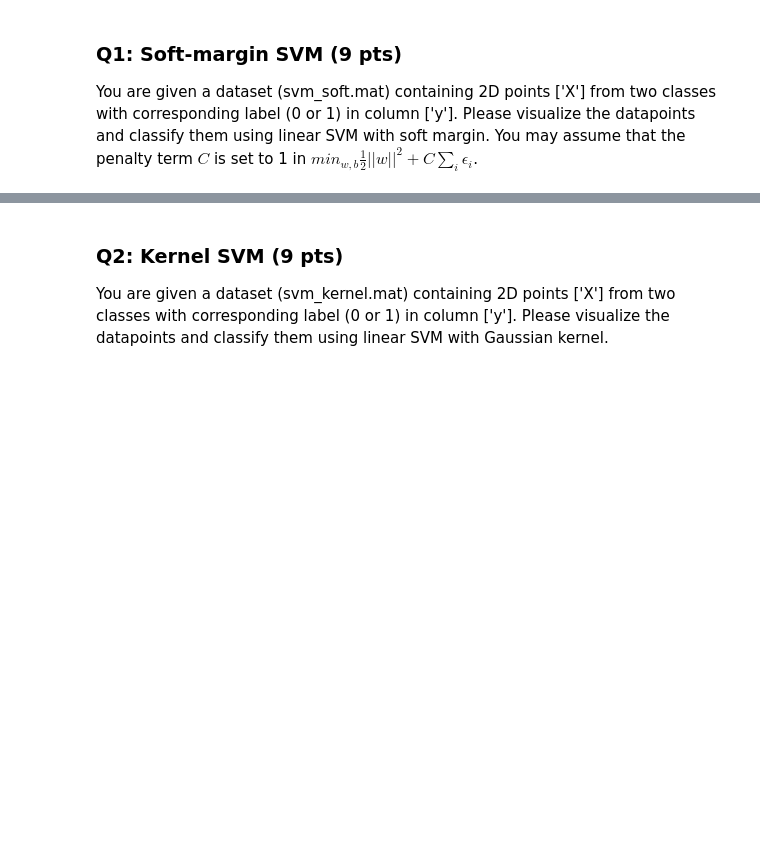
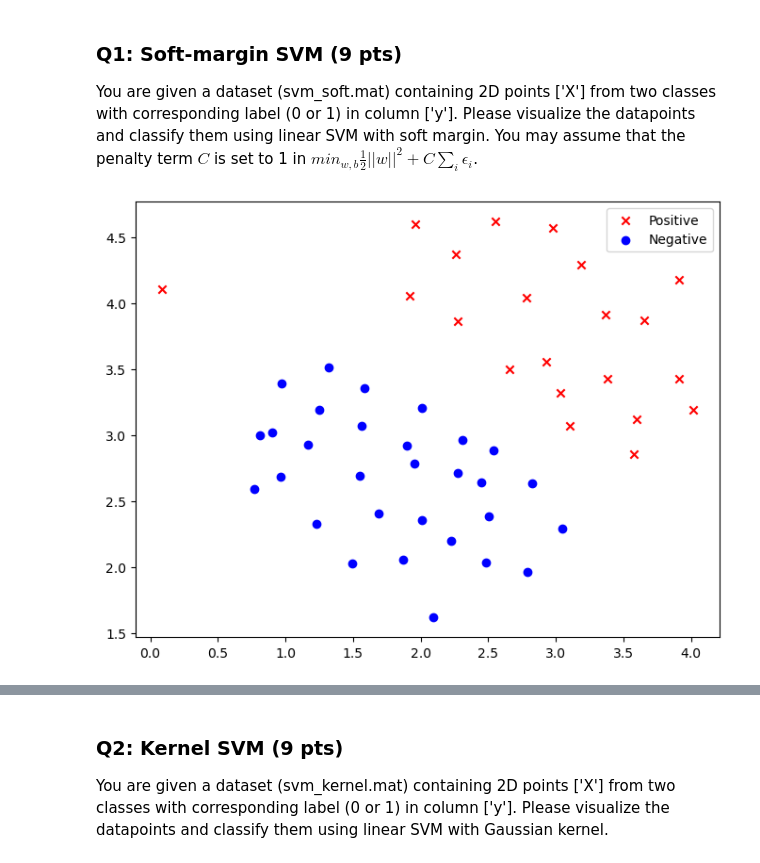
Before and after one commit to TosakaUCW/DS4023-ML, a Jupyter notebook: Assignment 3/src/ipynb/DS4023_assignment3.ipynb, the cells around one changed output, grey strips where cells are left out. Saved outputs shown, nothing was run; the diff lists cells and outputs as text; code cells hidden in the pictures; blank space fills up the shorter version.

```diff
--- a/Assignment 3/src/ipynb/DS4023_assignment3.ipynb
+++ b/Assignment 3/src/ipynb/DS4023_assignment3.ipynb
@@ -7,17 +7,52 @@ You are given a dataset (svm_soft.mat) containing 2D points ['X'] from two class
 # %%
 """
 Part 1: Visualize the datapoints. Your plot should look similar to the sample one.
 """
 
 import pandas as pd
 import matplotlib.pyplot as plt
 from scipy.io import loadmat
 
-# plot the data use scatter plot.
+
 def plot_svm_soft(boundary=False, svc=None):
-    # Your code here.
+    raw_data = loadmat('data/svm_soft.mat')
+
+    data = pd.DataFrame(raw_data['X'], columns=['X1', 'X2'])
+    data['y'] = raw_data['y']
+
+    pos = data['y'] == 1
+    neg = data['y'] == 0
+
+    plt.figure(figsize=(8, 6))
+    plt.scatter(data.loc[pos, 'X1'], data.loc[pos, 'X2'],
+                marker='x', color='red',   label='Positive')
+    plt.scatter(data.loc[neg, 'X1'], data.loc[neg, 'X2'],
+                marker='o', color='blue',  label='Negative')
+
+    if boundary:
+        X = data[['X1', 'X2']].values
+        y = data['y'].values
+
+        x_min, x_max = X[:, 0].min()-0.5, X[:, 0].max()+0.5
+        y_min, y_max = X[:, 1].min()-0.5, X[:, 1].max()+0.5
+        xx, yy = np.meshgrid(
+            np.linspace(x_min, x_max, 300),
+            np.linspace(y_min, y_max, 300)
+        )
+
+        Z = svc.decision_function(
+            np.c_[xx.ravel(), yy.ravel()]).reshape(xx.shape)
+
+        plt.contour(xx, yy, Z, levels=[0],
+                    linestyles=['-'], colors='lightblue')
+
+    plt.legend()
+    plt.show()
+
 
 plot_svm_soft()
+# %% [output]
+[figure, added]
 # %% [markdown]
 ![sample image for data visualization](./plot.png)
 # %%
```
Also changed, not shown: parts of 6 cells of this notebook, 7 other files.
